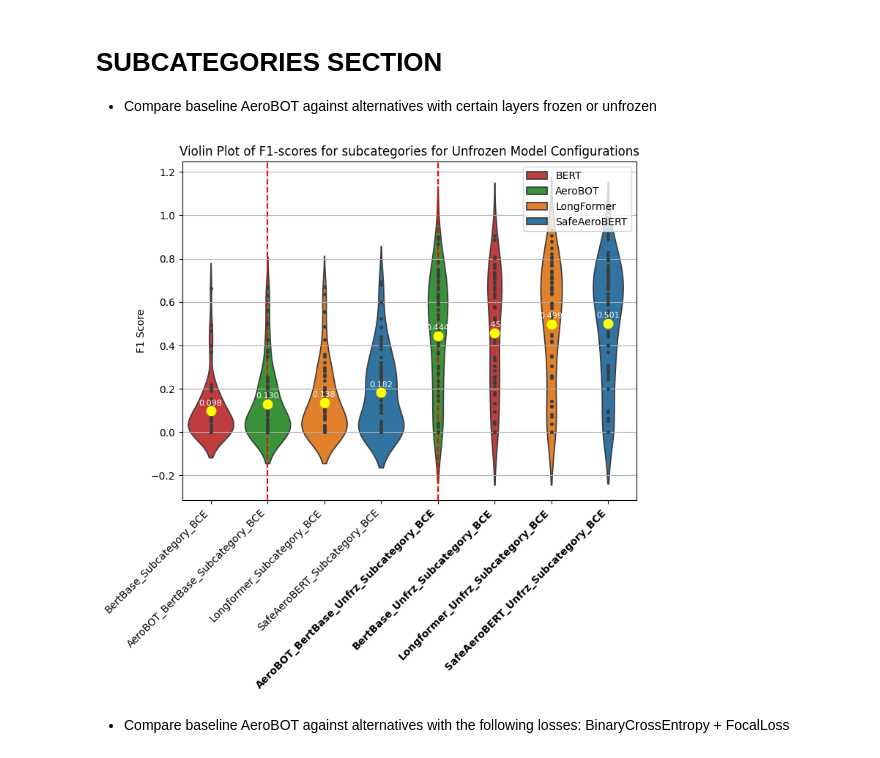
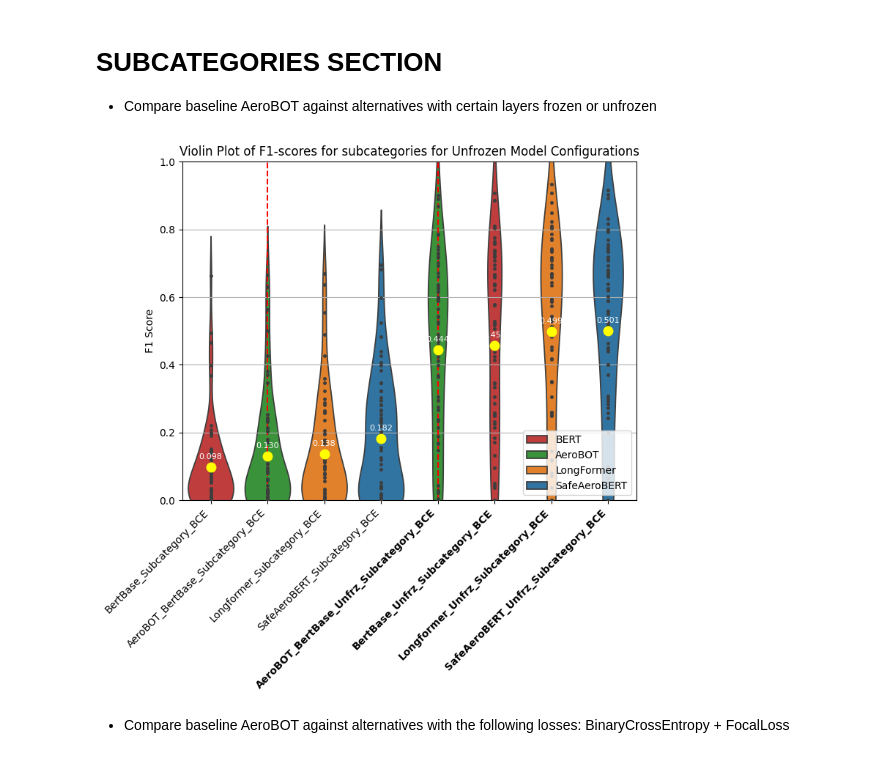
Before and after one commit to Gogonemnem/Safran-Project, a Jupyter notebook: Visualization_plot.ipynb, the cells around one changed output. Saved outputs shown, nothing was run; the diff lists cells and outputs as text; code cells hidden in the pictures.

```diff
--- a/Visualization_plot.ipynb
+++ b/Visualization_plot.ipynb
@@ -490,6 +487,7 @@ filtered_abb = pd.concat([SAFRAN_model_group[SAFRAN_model_group['Category'] == "
 # Sort filtered_loss based on 'f1-score' in ascending order
 #filtered_loss_sorted = filtered_loss.sort_values(by='f1-score')
 filtered_abb_sorted = filtered_abb.sort_values(by='f1-score')
+filtered_abb_sorted = filtered_abb_sorted.groupby('Model').apply(lambda x: x.sort_values(by='Model'))
 
 
 
@@ -534,5 +532,6 @@ plt.axvline(x=aerobot_index, color='red', linestyle='--')
 # Add stripplot
 sns.stripplot(data=filtered_abb_sorted, x="Model Name", y="f1-score", color='yellow', size=10, jitter=True)
 plt.xlabel('')
+plt.legend(loc='lower right')
 plt.show()
 # %% [output]
@@ -586,35 +585,36 @@ model_names = filtered_boxplot_sorted['Short_name'].unique().tolist()
 plt.figure(figsize=(8, 6))
 # Violin plot with hue set to 'Model' and using filtered_loss_sorted data
 #sns.violinplot(data=filtered_boxplot_sorted, x="Model Name", y="f1-score", inner="points", saturation=0.75, palette=model_palette, hue='Model')
 sns.violinplot(data=filtered_boxplot_sorted, x="Model Name", y="f1-score", inner="points", saturation=0.75, palette=model_palette, hue='Model')
-
+plt.gca().set_ylim(0, 1)
 plt.title('Violin Plot of F1-scores for subcategories for Unfrozen Model Configurations')
 plt.ylabel('F1 Score')
 plt.xticks(range(len(model_names)), model_names, rotation=45, ha='right')
 
 # Iterate over the data points and add text annotations
 for i in range(len(filtered_abb_sorted)):
     plt.text(filtered_abb_sorted.iloc[i]['Model Name'], filtered_abb_sorted.iloc[i]['f1-score'] + 0.02,
              f"{filtered_abb_sorted.iloc[i]['f1-score']:.3f}", ha='center', va='bottom', fontsize=8, color='white')
 
 plt.grid()
 
 bold_indices = [4, 5, 6, 7]  # Indices of model names to be made bold
 for idx in bold_indices:
     plt.gca().get_xticklabels()[idx].set_weight('bold')
 
 aerobot_names = ['AeroBOT_BertBase_Subcategory_BCE', 'AeroBOT_BertBase_Unfrz_Subcategory_BCE']
 for name in aerobot_names:
     aerobot_index = model_names.index(name)
     plt.axvline(x=aerobot_index, color='red', linestyle='--')
 
 
 # Add stripplot
 sns.stripplot(data=filtered_abb_sorted, x="Model Name", y="f1-score", color='yellow', size=10, jitter=True)
 plt.xlabel('')
+plt.legend(loc='lower right')
 plt.show()
 # %% [output]
-[figure, old version]
+[figure, new version]
 # %% [markdown]
 * Compare baseline AeroBOT against alternatives with the following losses: BinaryCrossEntropy + FocalLoss
 # %%
```
Also changed, not shown: parts of 6 cells of this notebook.
